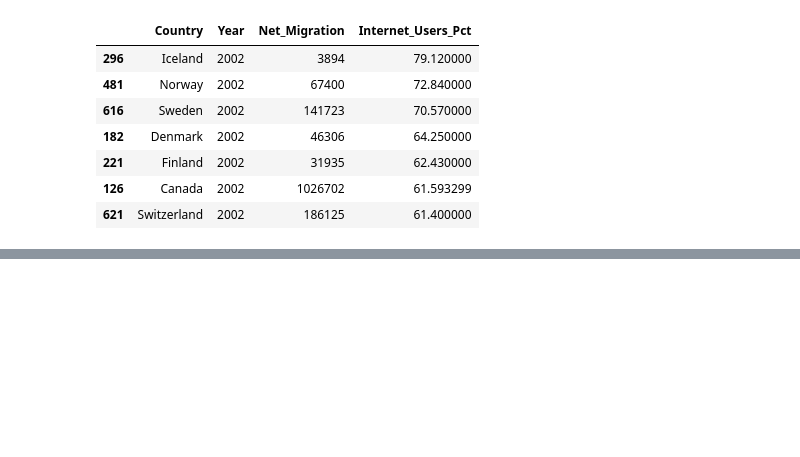
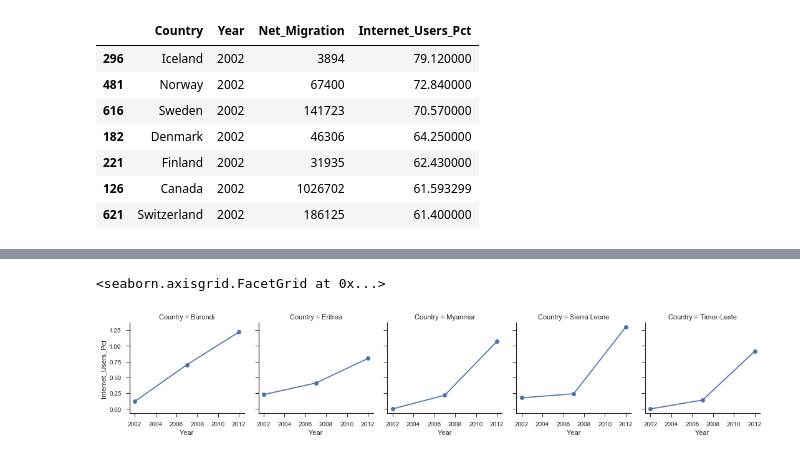
Before and after one commit to paulo-g-martinez/dq1-internet-migration, a Jupyter notebook: data-question-1-jupyter-notebook.ipynb, the cells around one changed output, grey strips where cells are left out. Cells and saved outputs as stored; diff of their text form; code cells hidden in the pictures; blank space fills up the shorter version.

```diff
--- a/data-question-1-jupyter-notebook.ipynb
+++ b/data-question-1-jupyter-notebook.ipynb
@@ -315,0 +352,2 @@ TypeError: 'DataFrame' object is not callable
+# %%
+lowest_5_2012internet_diachronic = merged_dfs.query('Country == "Eritrea" or Country == "Timor-Leste" or Country == "Myanmar" or Country == "Burundi" or Country == "Sierra Leone"')
@@ -315,0 +374,2 @@ TypeError: 'DataFrame' object is not callable
+# %%
+lowest_5_2012internet = lowest_5_2012internet_diachronic.query('Year == "2002" or Year == "2007" or Year == "2012"')
@@ -315,0 +395,6 @@ TypeError: 'DataFrame' object is not callable
+# %%
+lowest_5grid = sns.FacetGrid(lowest_5_2012internet, col = "Country")
+lowest_5grid.map(plt.plot, "Year", "Internet_Users_Pct", marker = 'o')
+# %% [output]
+<seaborn.axisgrid.FacetGrid at 0x...>
+[figure, added]
```
Also changed, not shown: parts of 16 cells of this notebook.
